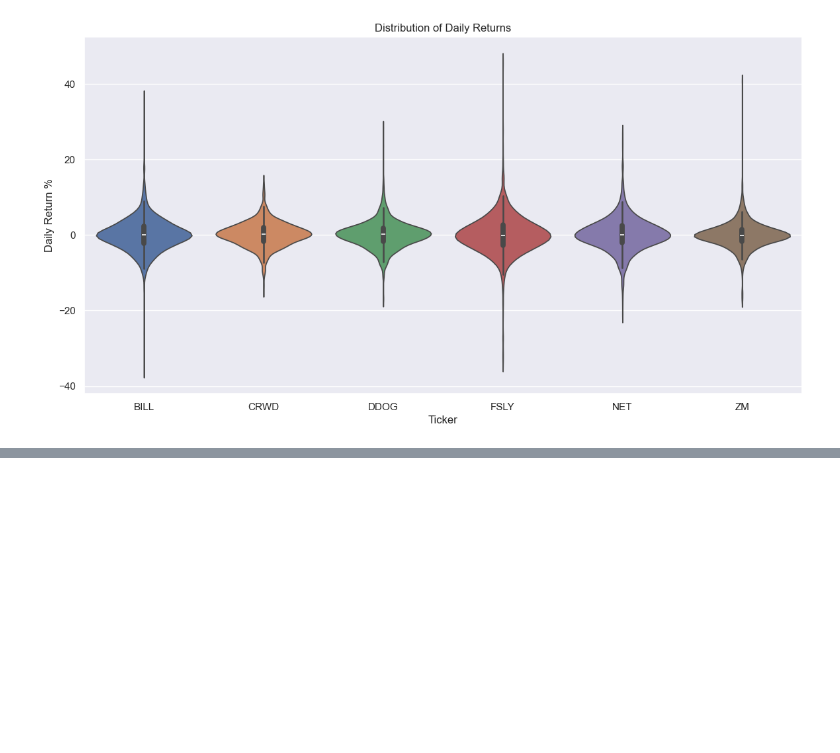
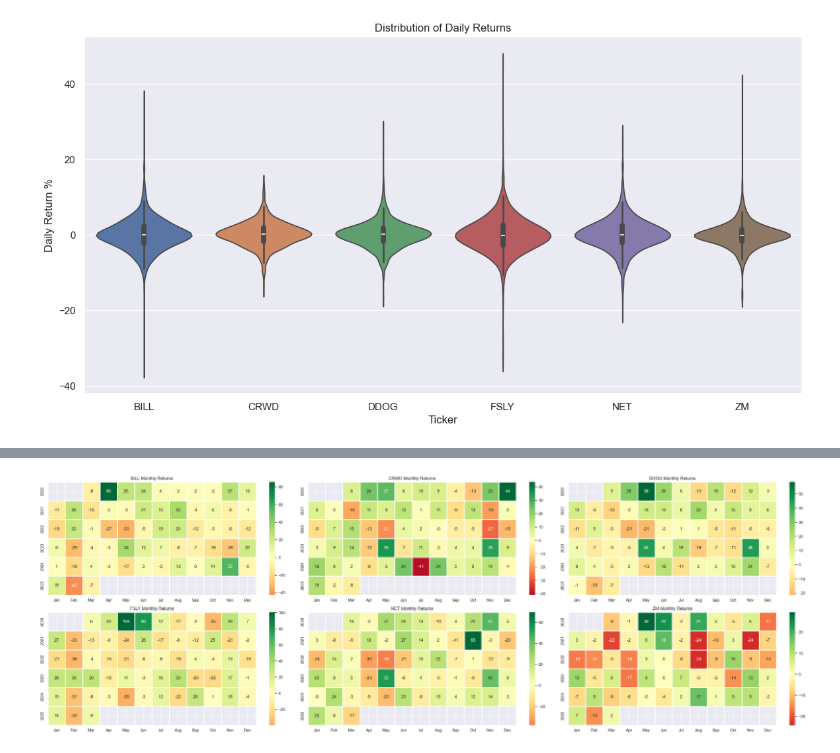
Before and after one commit to msicrow/SaaS-Stock-Prediction, a Jupyter notebook: EDA.ipynb, the cells around one changed output, grey strips where cells are left out. Drawn from its saved outputs; the diff is of its cells as text; code cells hidden in the pictures; blank space fills up the shorter version.

```diff
--- a/EDA.ipynb
+++ b/EDA.ipynb
@@ -129,0 +143,10 @@ vol_df
+# %%
+first_dates_months = sorted(list(close_df.groupby(by=["month_year"])["Date"].idxmin()))
+last_dates_months = sorted(list(close_df.groupby(by=["month_year"])["Date"].idxmax()))
+
+first_td_df = close_df.iloc[first_dates_months, :].reset_index(drop=True)
+last_td_df = close_df.iloc[last_dates_months, :].reset_index(drop=True)
+# %%
+perc_df = ((last_td_df[tickers] - first_td_df[tickers]) / first_td_df[tickers]) * 100
+dates_df = close_df.loc[:, ["month_year"]].drop_duplicates().reset_index(drop=True)
+month_perc_df = pd.concat([dates_df, perc_df], axis=1)
@@ -129,0 +169,18 @@ vol_df
+# %%
+month_perc_df["month_year"] = pd.to_datetime(month_perc_df["month_year"], format="%B %Y")
+month_perc_df.set_index("month_year", inplace=True)
+# %%
+plt.figure(figsize=(30, 10))
+
+for i, ticker in enumerate(tickers):
+    plt.subplot(2, 3, i+1)
+    pivot = pd.pivot_table(month_perc_df[ticker].reset_index(), values=ticker, index=month_perc_df.index.year, columns=month_perc_df.index.month)
+    sns.heatmap(pivot, cmap="RdYlGn", center=0, linewidths=1, annot=True, fmt=".0f").set_title(f"{ticker} Monthly Returns")
+    month_labels = ["Jan", "Feb", "Mar", "Apr", "May", "Jun", "Jul", "Aug", "Sep", "Oct", "Nov", "Dec"]
+    plt.xlabel("")
+    plt.ylabel("")
+    plt.xticks(np.arange(12) + 0.5, month_labels)
+
+plt.tight_layout()
+# %% [output]
+[figure, added]
```
Also changed, not shown: parts of 11 cells of this notebook.
